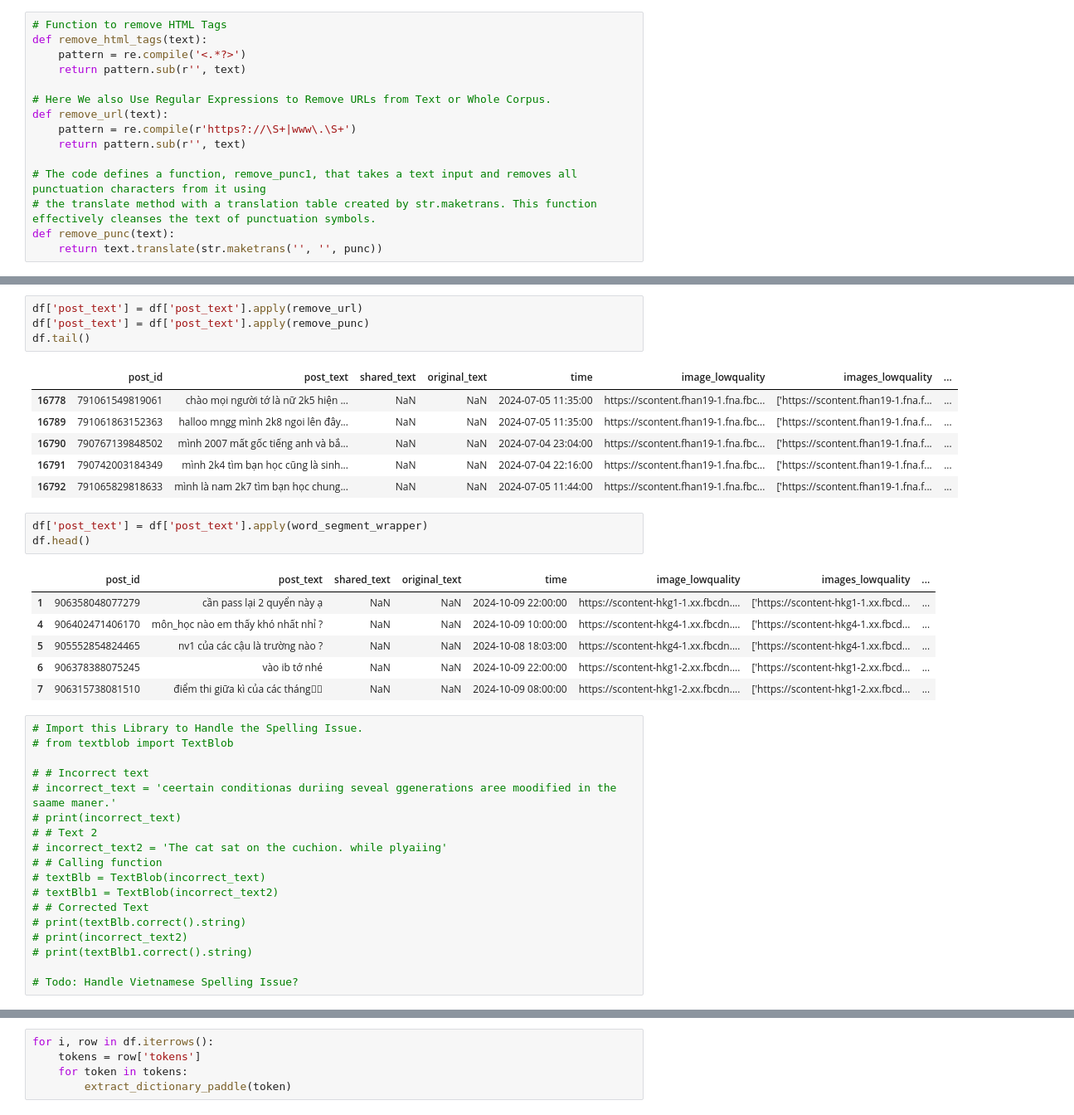
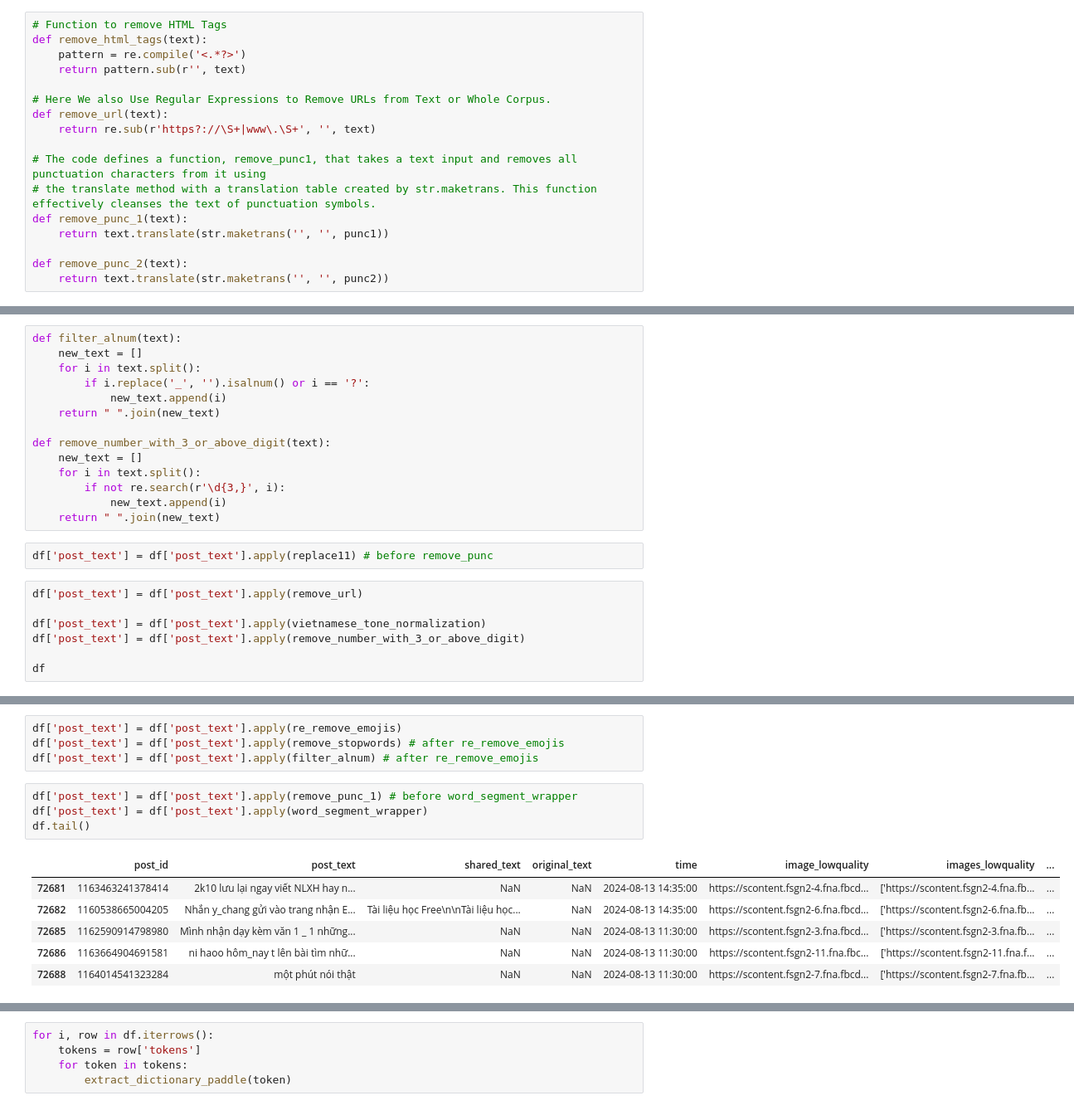
Before and after one commit to thanksbinh/student-posts-classifier, a Jupyter notebook: StudentRequestClassifier.ipynb, the cells around one changed output, grey strips where cells are left out. Shown at 83% size. Saved outputs shown, nothing was run; the diff lists cells and outputs as text.

```diff
--- a/StudentRequestClassifier.ipynb
+++ b/StudentRequestClassifier.ipynb
@@ -226,10 +286,12 @@ def remove_html_tags(text):
 
 # Here We also Use Regular Expressions to Remove URLs from Text or Whole Corpus.
 def remove_url(text):
-    pattern = re.compile(r'https?://\S+|www\.\S+')
-    return pattern.sub(r'', text)
+    return re.sub(r'https?://\S+|www\.\S+', '', text)
 
 # The code defines a function, remove_punc1, that takes a text input and removes all punctuation characters from it using
 # the translate method with a translation table created by str.maketrans. This function effectively cleanses the text of punctuation symbols.
-def remove_punc(text):
-    return text.translate(str.maketrans('', '', punc))
+def remove_punc_1(text):
+    return text.translate(str.maketrans('', '', punc1))
+
+def remove_punc_2(text):
+    return text.translate(str.maketrans('', '', punc2))
@@ -235,0 +362,23 @@ def remove_punc(text):
+# %%
+def filter_alnum(text):
+    new_text = []
+    for i in text.split():
+        if i.replace('_', '').isalnum() or i == '?':
+            new_text.append(i)
+    return " ".join(new_text)
+
+def remove_number_with_3_or_above_digit(text):
+    new_text = []
+    for i in text.split():
+        if not re.search(r'\d{3,}', i):
+            new_text.append(i)
+    return " ".join(new_text)
+# %%
+df['post_text'] = df['post_text'].apply(replace11) # before remove_punc
+# %%
+df['post_text'] = df['post_text'].apply(remove_url)
+
+df['post_text'] = df['post_text'].apply(vietnamese_tone_normalization)
+df['post_text'] = df['post_text'].apply(remove_number_with_3_or_above_digit)
+
+df
@@ -236,39 +399,15 @@ def remove_punc(text):
+# %%
+df['post_text'] = df['post_text'].apply(re_remove_emojis)
+df['post_text'] = df['post_text'].apply(remove_stopwords) # after re_remove_emojis
+df['post_text'] = df['post_text'].apply(filter_alnum) # after re_remove_emojis
 # %%
-df['post_text'] = df['post_text'].apply(remove_url)
-df['post_text'] = df['post_text'].apply(remove_punc)
+df['post_text'] = df['post_text'].apply(remove_punc_1) # before word_segment_wrapper
+df['post_text'] = df['post_text'].apply(word_segment_wrapper)
 df.tail()
 # %% [output]
 |  | post_id | post_text | shared_text | original_text | time | image_lowquality | images_lowquality | ... |
-| 16778 | 791061549819061 | chào mọi người tớ là nữ 2k5 hiện ... | NaN | NaN | 2024-07-05 11:35:00 | https://scontent.fhan19-1.fna.fbc... | ['https://scontent.fhan19-1.fna.f... | ... |
-| 16789 | 791061863152363 | halloo mngg mình 2k8 ngoi lên đây... | NaN | NaN | 2024-07-05 11:35:00 | https://scontent.fhan19-1.fna.fbc... | ['https://scontent.fhan19-1.fna.f... | ... |
-| 16790 | 790767139848502 | mình 2007 mất gốc tiếng anh và bắ... | NaN | NaN | 2024-07-04 23:04:00 | https://scontent.fhan19-1.fna.fbc... | ['https://scontent.fhan19-1.fna.f... | ... |
-| 16791 | 790742003184349 | mình 2k4 tìm bạn học cũng là sinh... | NaN | NaN | 2024-07-04 22:16:00 | https://scontent.fhan19-1.fna.fbc... | ['https://scontent.fhan19-1.fna.f... | ... |
-| 16792 | 791065829818633 | mình là nam 2k7 tìm bạn học chung... | NaN | NaN | 2024-07-05 11:44:00 | https://scontent.fhan19-1.fna.fbc... | ['https://scontent.fhan19-1.fna.f... | ... |
+| 72681 | 1163463241378414 | 2k10 lưu lại ngay viết NLXH hay n... | NaN | NaN | 2024-08-13 14:35:00 | https://scontent.fsgn2-4.fna.fbcd... | ['https://scontent.fsgn2-4.fna.fb... | ... |
+| 72682 | 1160538665004205 | Nhắn y_chang gửi vào trang nhận E... | Tài liệu học Free\n\nTài liệu học... | NaN | 2024-08-13 14:35:00 | https://scontent.fsgn2-6.fna.fbcd... | ['https://scontent.fsgn2-6.fna.fb... | ... |
+| 72685 | 1162590914798980 | Mình nhận dạy kèm văn 1 _ 1 những... | NaN | NaN | 2024-08-13 11:30:00 | https://scontent.fsgn2-3.fna.fbcd... | ['https://scontent.fsgn2-3.fna.fb... | ... |
+| 72686 | 1163664904691581 | ni haoo hôm_nay t lên bài tìm nhữ... | NaN | NaN | 2024-08-13 11:30:00 | https://scontent.fsgn2-11.fna.fbc... | ['https://scontent.fsgn2-11.fna.f... | ... |
+| 72688 | 1164014541323284 | một phút nói thật | NaN | NaN | 2024-08-13 11:30:00 | https://scontent.fsgn2-7.fna.fbcd... | ['https://scontent.fsgn2-7.fna.fb... | ... |
-# %%
-df['post_text'] = df['post_text'].apply(word_segment_wrapper)
-df.head()
-# %% [output]
-|  | post_id | post_text | shared_text | original_text | time | image_lowquality | images_lowquality | ... |
-| 1 | 906358048077279 | cần pass lại 2 quyển này ạ | NaN | NaN | 2024-10-09 22:00:00 | https://scontent-hkg1-1.xx.fbcdn.... | ['https://scontent-hkg1-1.xx.fbcd... | ... |
-| 4 | 906402471406170 | môn_học nào em thấy khó nhất nhỉ ? | NaN | NaN | 2024-10-09 10:00:00 | https://scontent-hkg4-1.xx.fbcdn.... | ['https://scontent-hkg4-1.xx.fbcd... | ... |
-| 5 | 905552854824465 | nv1 của các cậu là trường nào ? | NaN | NaN | 2024-10-08 18:03:00 | https://scontent-hkg4-1.xx.fbcdn.... | ['https://scontent-hkg4-1.xx.fbcd... | ... |
-| 6 | 906378388075245 | vào ib tớ nhé | NaN | NaN | 2024-10-09 22:00:00 | https://scontent-hkg1-2.xx.fbcdn.... | ['https://scontent-hkg1-2.xx.fbcd... | ... |
-| 7 | 906315738081510 | điểm thi giữa kì của các tháng | NaN | NaN | 2024-10-09 08:00:00 | https://scontent-hkg1-2.xx.fbcdn.... | ['https://scontent-hkg1-2.xx.fbcd... | ... |
-# %%
-# Import this Library to Handle the Spelling Issue.
-# from textblob import TextBlob
-
-# # Incorrect text
-# incorrect_text = 'ceertain conditionas duriing seveal ggenerations aree moodified in the saame maner.'
-# print(incorrect_text)
-# # Text 2
-# incorrect_text2 = 'The cat sat on the cuchion. while plyaiing'
-# # Calling function
-# textBlb = TextBlob(incorrect_text)
-# textBlb1 = TextBlob(incorrect_text2)
-# # Corrected Text
-# print(textBlb.correct().string)
-# print(incorrect_text2)
-# print(textBlb1.correct().string)
-
-# Todo: Handle Vietnamese Spelling Issue?
```
Also changed, not shown: parts of 36 cells of this notebook.
